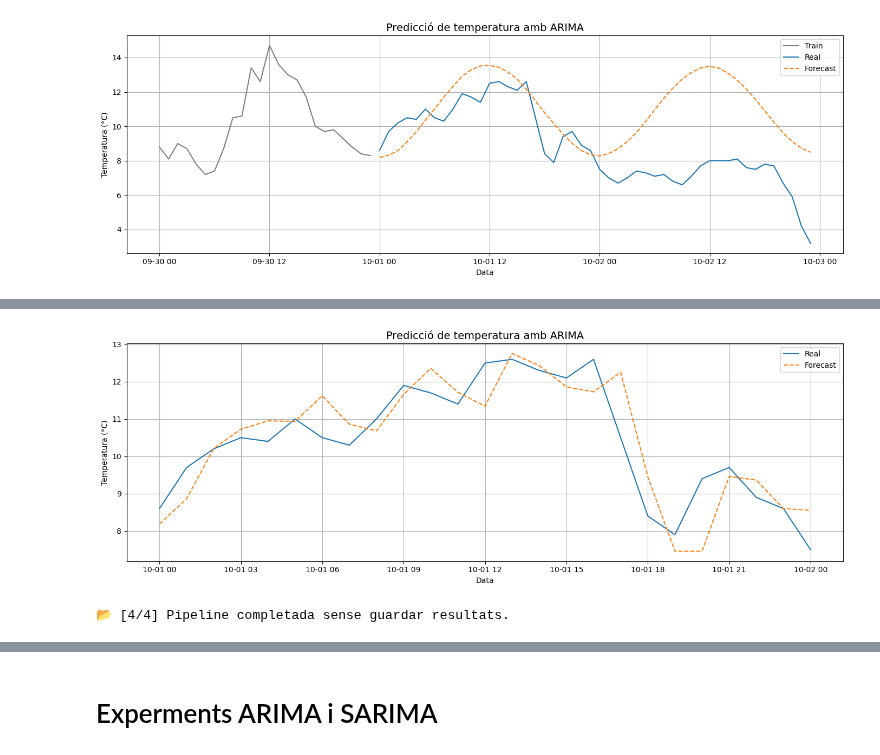
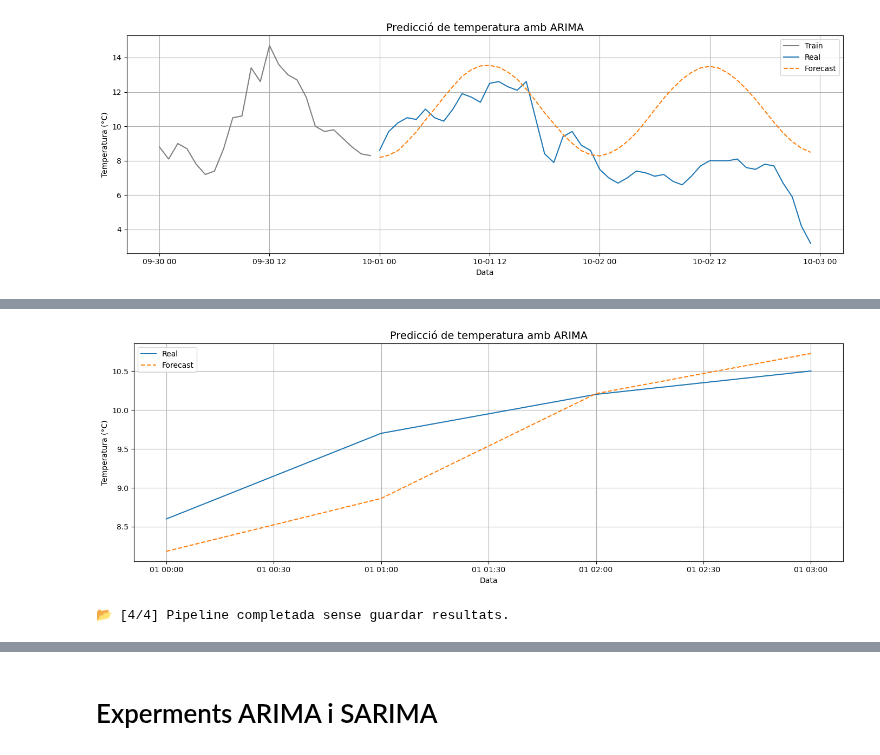
Before and after one commit to Paurro/TFM_SCM_Temperature_Forecasting_ML, a Jupyter notebook: models_prediccio/2_model_arima/arima_model_experiments.ipynb, the cells around one changed output, grey strips where cells are left out. Saved outputs shown, nothing was run; the diff lists cells and outputs as text; code cells hidden in the pictures.

```diff
--- a/models_prediccio/2_model_arima/arima_model_experiments.ipynb
+++ b/models_prediccio/2_model_arima/arima_model_experiments.ipynb
@@ -255,7 +283,7 @@ pipeline_arima(
 pipeline_rolling_forecast_arima(
     df=df_arima,
     data_inici_pred='2024-10-01 00:00:00',
-    data_final_pred='2024-10-02 00:00:00',
+    data_final_pred='2024-10-01 03:00:00',
     dies_entrenament=60,
     p=10, d=1, q=10,
     P=None, D=None, Q=None, s=None,
@@ -285,3 +307,3 @@ pipeline_rolling_forecast_arima(
 📊 [3/4] Generant gràfic de predicció...
-[figure, old version]
+[figure, new version]
 📂 [4/4] Pipeline completada sense guardar resultats.
```
Also changed, not shown: parts of 5 cells of this notebook, 5 other files.
